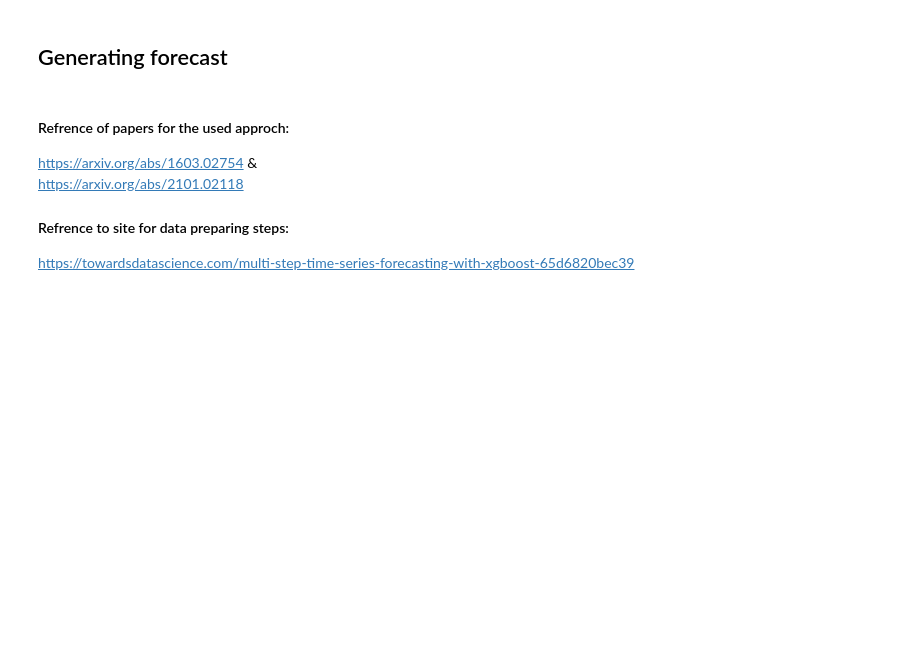
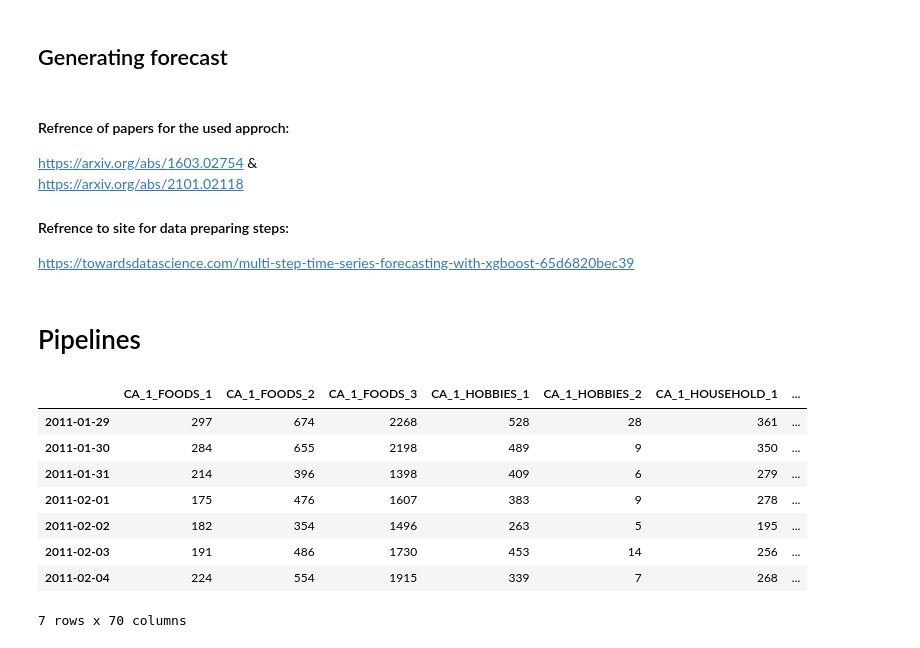
Before and after one commit to aqafridi/Walmart-Sales-Forecasting-v.2, a Jupyter notebook: xgb_driver.ipynb, the cells around one changed output. Drawn from its saved outputs; the diff is of its cells as text; code cells hidden in the pictures; blank space fills up the shorter version.

```diff
--- a/xgb_driver.ipynb
+++ b/xgb_driver.ipynb
@@ -226,3 +226,5 @@ https://arxiv.org/abs/1603.02754  &
 https://arxiv.org/abs/2101.02118
 #### Refrence to site for data preparing steps:
 https://towardsdatascience.com/multi-step-time-series-forecasting-with-xgboost-65d6820bec39
+# %% [markdown]
+# Pipelines
@@ -228,0 +245,14 @@ https://towardsdatascience.com/multi-step-time-series-forecasting-with-xgboost-6
+# %%
+data = pd.read_csv('./data/store_dept_sales.csv',index_col='Unnamed: 0')
+# %%
+data.head()
+# %% [output]
+|  | CA_1_FOODS_1 | CA_1_FOODS_2 | CA_1_FOODS_3 | CA_1_HOBBIES_1 | CA_1_HOBBIES_2 | CA_1_HOUSEHOLD_1 | ... |
+| 2011-01-29 | 297 | 674 | 2268 | 528 | 28 | 361 | ... |
+| 2011-01-30 | 284 | 655 | 2198 | 489 | 9 | 350 | ... |
+| 2011-01-31 | 214 | 396 | 1398 | 409 | 6 | 279 | ... |
+| 2011-02-01 | 175 | 476 | 1607 | 383 | 9 | 278 | ... |
+| 2011-02-02 | 182 | 354 | 1496 | 263 | 5 | 195 | ... |
+| 2011-02-03 | 191 | 486 | 1730 | 453 | 14 | 256 | ... |
+| 2011-02-04 | 224 | 554 | 1915 | 339 | 7 | 268 | ... |
+7 rows x 70 columns
```
Also changed, not shown: parts of 7 cells of this notebook, 9 other files.
